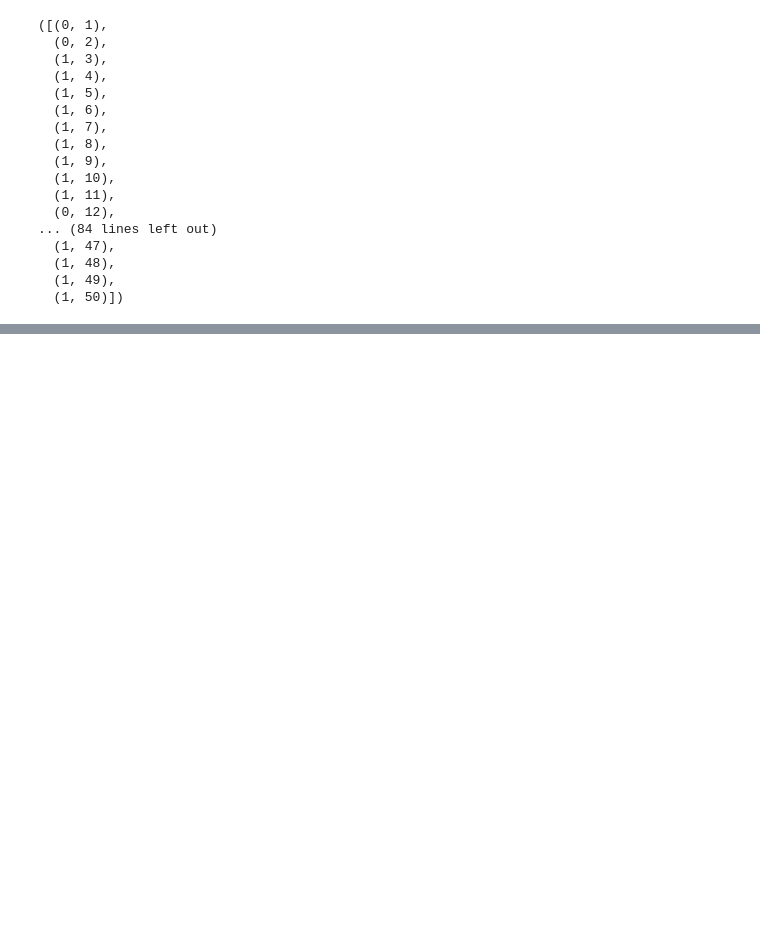
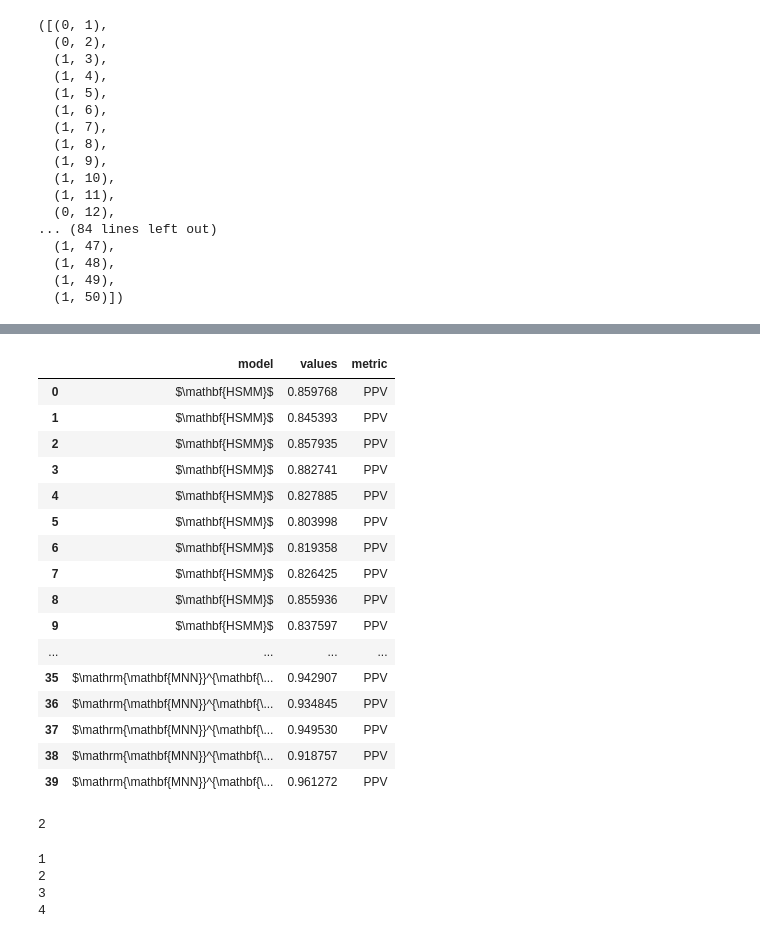
Before and after one commit to miguelmartins/hybrid-hmm, a Jupyter notebook: notebooks/review-jbhi.ipynb, the cells around one changed output, grey strips where cells are left out. Cells and saved outputs as stored; diff of their text form; code cells hidden in the pictures; blank space fills up the shorter version.

```diff
--- a/notebooks/review-jbhi.ipynb
+++ b/notebooks/review-jbhi.ipynb
@@ -418,0 +538,63 @@ compute_pair_test(baseline_sens, fold_sens), compute_pair_test(baseline_ppv, fol
+# %%
+def generate_boxplot_df(metric, *args, **kwargs):
+    #assert len(args) == len(kwargs)
+
+    model_row = []
+    values_row = []
+    metric_row = []
+    names = kwargs['names']
+    for i in range(len(args)):
+        values_row.append(np.array(args[i]))
+        model_row.append(np.array([names[i]] * len(args[i])))
+        metric_row.append(np.array([metric] * len(args[i])))
+    model = np.concatenate([*model_row])
+    values = np.concatenate([*values_row])
+    metric = np.concatenate([*metric_row])
+
+    return pd.DataFrame({'model': model, 'values': values, 'metric': metric})
+
+
+names = ['$\mathbf{HSMM}$',
+         '$\mathbf{U}$-$\mathbf{Net}$',
+         '$\mathbf{Bi}$-$\mathbf{LSTM}$+$\mathbf{A}$',
+        '$\mathrm{\mathbf{MNN}}^{\mathbf{\Theta}}_{\mathcal{L}_\mathrm{\mathbf{CL}}}$']
+
+generate_boxplot_df('PPV', circor_hsmm_ppv, circor_unet_cre_env[1], circor_fernando[1], circor_nn_only_env_cl[1], names=names)
+# %% [output]
+|  | model | values | metric |
+| 0 | $\mathbf{HSMM}$ | 0.859768 | PPV |
+| 1 | $\mathbf{HSMM}$ | 0.845393 | PPV |
+| 2 | $\mathbf{HSMM}$ | 0.857935 | PPV |
+| 3 | $\mathbf{HSMM}$ | 0.882741 | PPV |
+| 4 | $\mathbf{HSMM}$ | 0.827885 | PPV |
+| 5 | $\mathbf{HSMM}$ | 0.803998 | PPV |
+| 6 | $\mathbf{HSMM}$ | 0.819358 | PPV |
+| 7 | $\mathbf{HSMM}$ | 0.826425 | PPV |
+| 8 | $\mathbf{HSMM}$ | 0.855936 | PPV |
+| 9 | $\mathbf{HSMM}$ | 0.837597 | PPV |
+| ... | ... | ... | ... |
+| 35 | $\mathrm{\mathbf{MNN}}^{\mathbf{\... | 0.942907 | PPV |
+| 36 | $\mathrm{\mathbf{MNN}}^{\mathbf{\... | 0.934845 | PPV |
+| 37 | $\mathrm{\mathbf{MNN}}^{\mathbf{\... | 0.949530 | PPV |
+| 38 | $\mathrm{\mathbf{MNN}}^{\mathbf{\... | 0.918757 | PPV |
+| 39 | $\mathrm{\mathbf{MNN}}^{\mathbf{\... | 0.961272 | PPV |
+# %%
+def test_(**kwargs):
+    print(kwargs['a'])
+
+test_(a=2)
+# %% [output]
+2
+# %%
+x = [1, 2, 3, 4]
+
+def f(*args):
+    for i in args:
+        print(i)
+
+f(*x)
+# %% [output]
+1
+2
+3
+4
```
Also changed, not shown: parts of 3 cells of this notebook.
